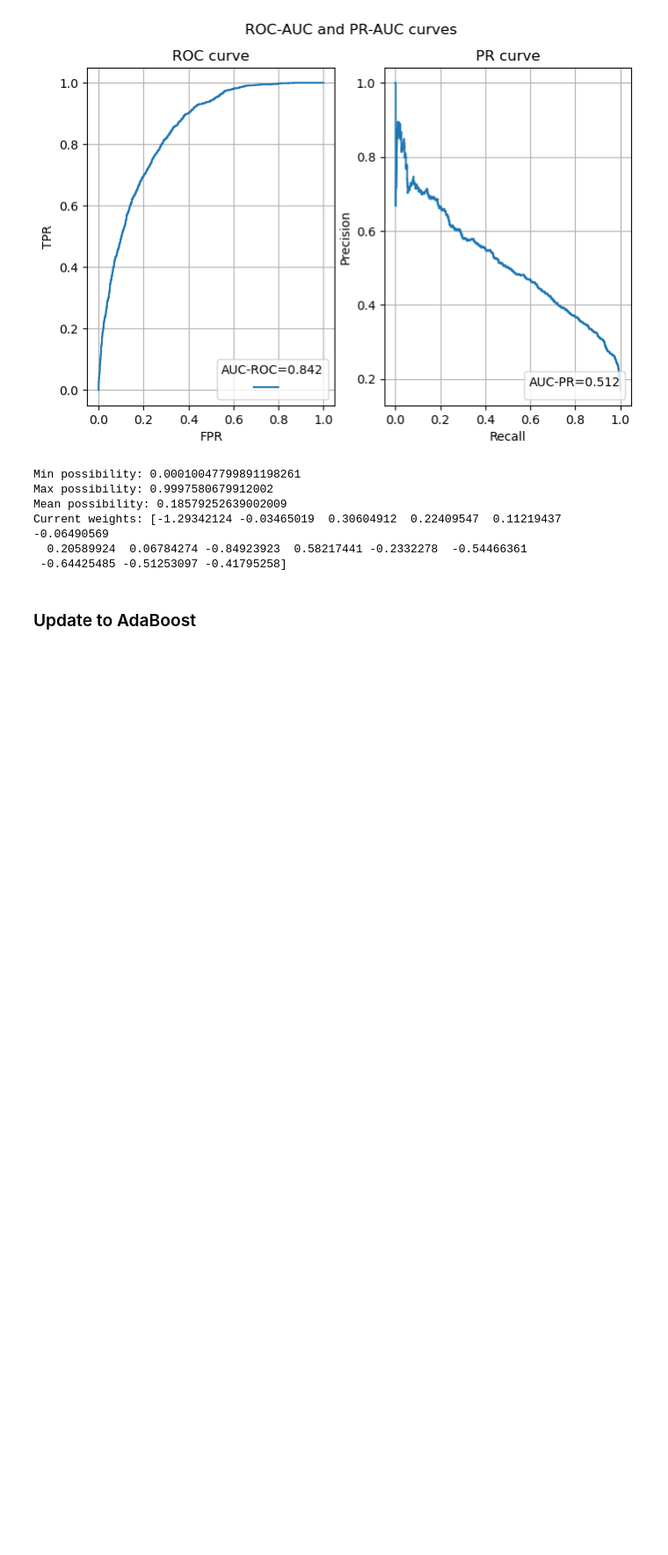
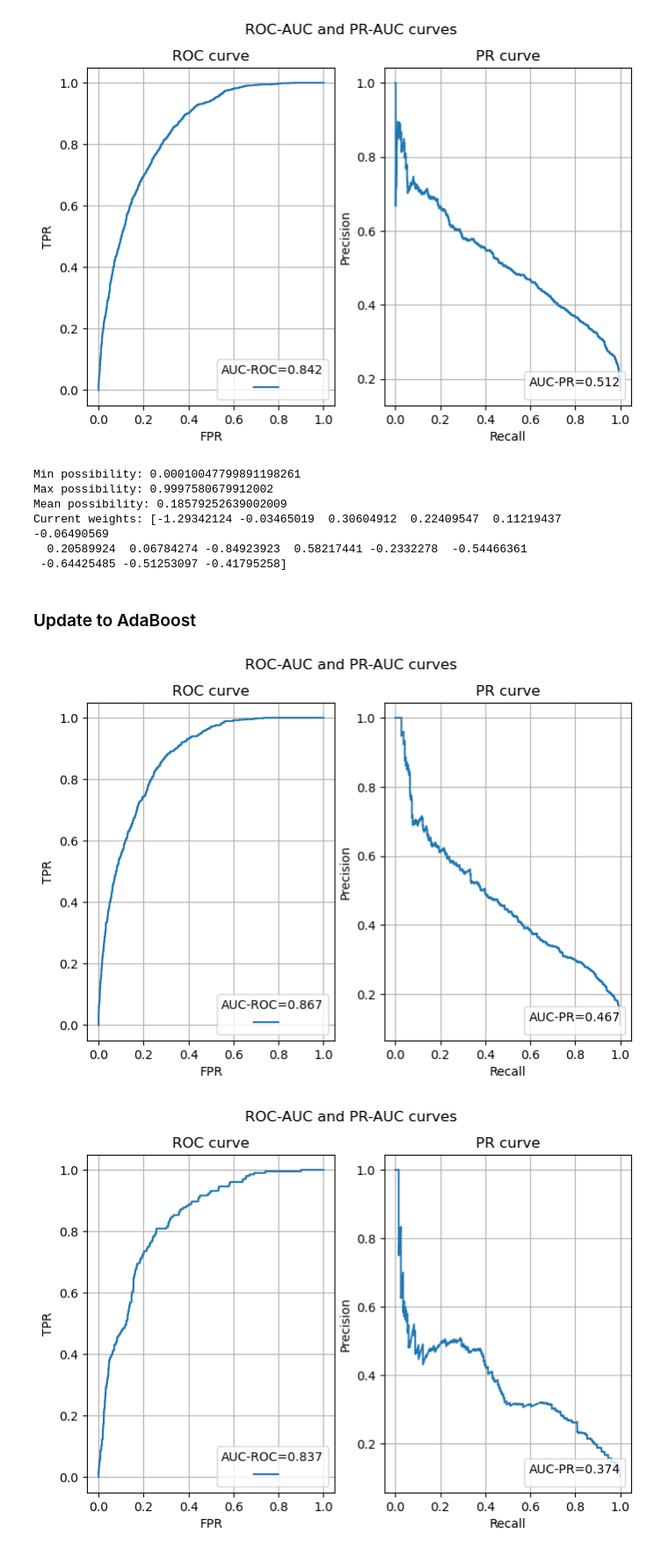
Before and after one commit to SpaceMakerc/tutor_prediction, a Jupyter notebook: predict_model_v1.ipynb, the cells around one changed output. Shown at 88% size. Cells and saved outputs as stored; diff of their text form; code cells hidden in the pictures; blank space fills up the shorter version.

Commit message:
Added method of calculation probabilites in AdaBoost. Made evaluation. Added splitting

```diff
--- a/predict_model_v1.ipynb
+++ b/predict_model_v1.ipynb
@@ -2406,3 +2409,18 @@ class AdaBoost(MyDecisionTree):
 
         y_pred = np.argmax(y_pred, axis=1)
         return y_pred
+
+    def predict_proba(self, X, positive_only=False):
+        n_objects = len(X)
+        scores = np.zeros((n_objects, self.n_classes))
+
+        for alpha, tree in self.trees:
+            prediction = super().predict(data=X, tree=tree)
+            scores[range(n_objects), prediction] += alpha
+
+        exp_scores = np.exp(scores - np.max(scores, axis=1, keepdims=True))
+        proba = exp_scores / np.sum(exp_scores, axis=1, keepdims=True)
+
+        if positive_only:
+            return proba[:, 1]
+        return proba
@@ -2409,14 +2453,31 @@ class AdaBoost(MyDecisionTree):
 # %%
-X, y = df_train[df_train.columns[:-1]].values.copy(), df_train["choose"].values.copy()
+%%time
+
+X = df_train[df_train.columns[:-1]]
+y = df_train["choose"]
+
+X_train, X_valid, X_test, y_train, y_valid, y_test = train_test_split(X=X, y=y, random_seed=42)
 
 ada = AdaBoost(
     max_depth=1,
-    min_leaf_sample=2,
-    n_features=X.shape[1],
-    total_objects=X.shape[0],
-    n_trees=10,
+    min_leaf_sample=10,
+    n_features=X_train.shape[1],
+    total_objects=X_train.shape[0],
+    n_trees=100,
     initial_weights=None
 )
 
-model = ada.fit_adaboost(X, y)
-preds = model.predict(X)
+model = ada.fit_adaboost(X_train=X_train.values, y_train=y_train.values)
+
+preds_train = model.predict(X=X_train.values)
+probs_train = model.predict_proba(X=X_train.values, positive_only=True)
+preds_valid = model.predict(X=X_valid.values)
+probs_valid = model.predict_proba(X=X_valid.values, positive_only=True)
+
+evaluator_train = EvaluateModel(y_pred=preds_train, y_pred_proba=probs_train, y=y_train)
+evaluator_train.evaluation(show_charts=True)
+evaluator_valid = EvaluateModel(y_pred=preds_valid, y_pred_proba=probs_valid, y=y_valid)
+evaluator_valid.evaluation(show_charts=True)
+# %% [output]
+[figure, added]
+[figure, added]
```
Also changed, not shown: parts of 4 cells of this notebook.
